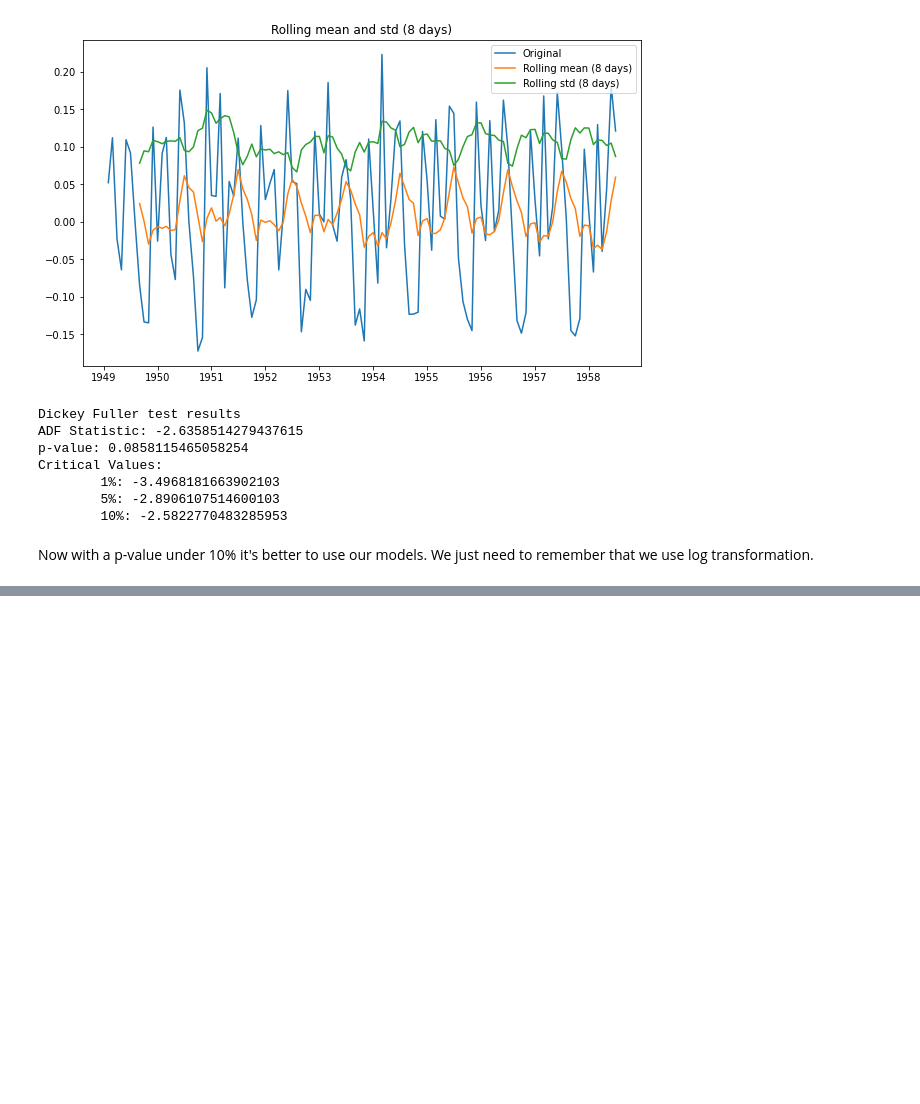
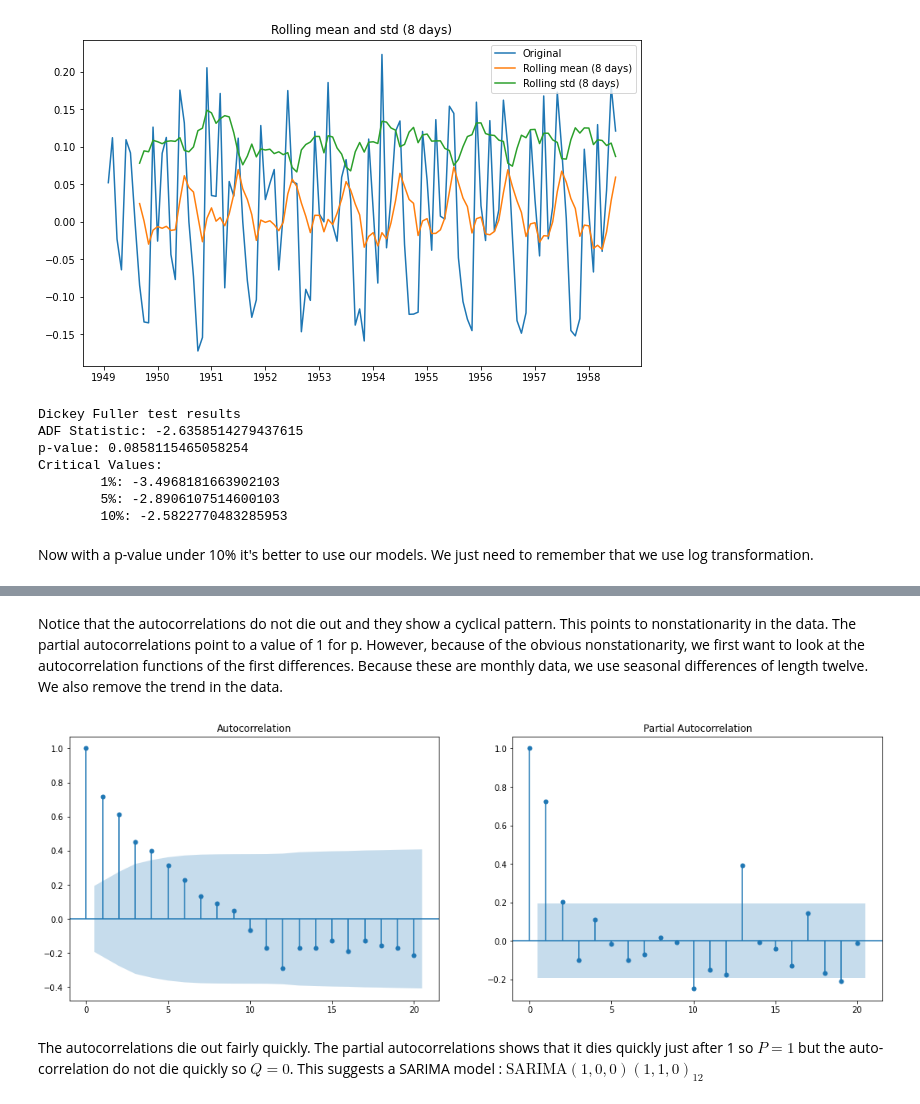
Before and after one commit to Nathanlauga/explore-arima, a Jupyter notebook: notebooks/ARIMA_SARIMA.ipynb, the cells around one changed output, grey strips where cells are left out. Drawn from its saved outputs; the diff is of its cells as text; code cells hidden in the pictures; blank space fills up the shorter version.

```diff
--- a/notebooks/ARIMA_SARIMA.ipynb
+++ b/notebooks/ARIMA_SARIMA.ipynb
@@ -266,0 +333,10 @@ Nous cherchons à minimiser l'$AIC$
+# %% [markdown]
+Notice that the autocorrelations do not die out and they show a cyclical pattern. This points to nonstationarity in the data. The partial autocorrelations point to a value of 1 for p. However, because of the obvious nonstationarity, we first want to look at the autocorrelation functions of the first differences. Because these are monthly data, we use seasonal differences of length twelve. We also remove the trend in the data.
+# %%
+y_train_diff_12 = y_train_log.diff(12).dropna()
+
+plot_acf_pacf(y_train_diff_12)
+# %% [output]
+[figure, added]
+# %% [markdown]
+The autocorrelations die out fairly quickly. The partial autocorrelations shows that it dies quickly just after 1 so $P=1$ but the auto-correlation do not die quickly so $Q=0$. This suggests a SARIMA model : $\text{SARIMA}(1,0,0)(1,1,0)_{12}$
```
Also changed, not shown: parts of 41 cells of this notebook.
